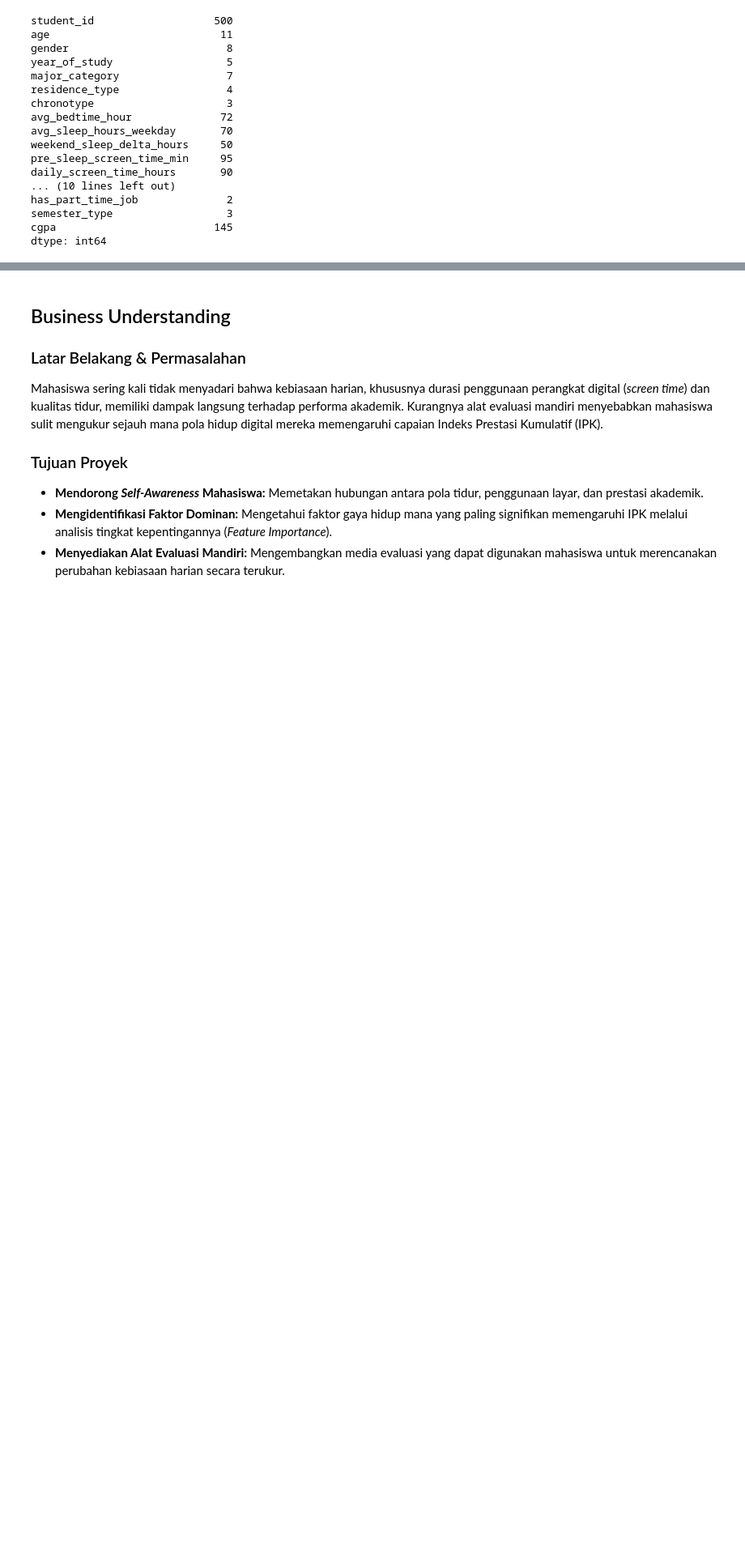
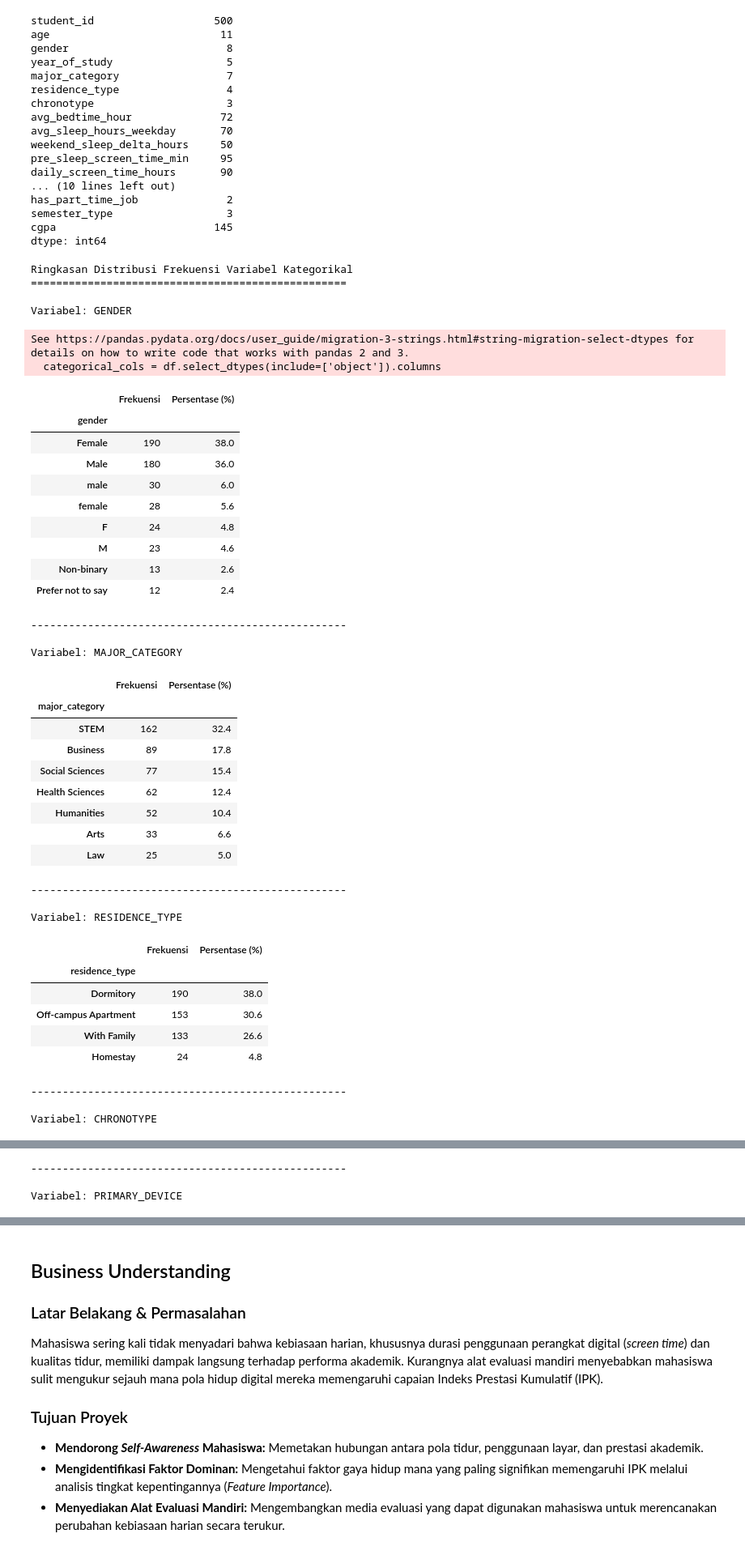
Before and after one commit to Sann11-y/analisis-pola-tidur-regresi-ridge-random-forest, a Jupyter notebook: 1_EDA_dan_Split.ipynb, the cells around one changed output, grey strips where cells are left out. Shown at 81% size. Drawn from its saved outputs; the diff is of its cells as text; code cells hidden in the pictures; blank space fills up the shorter version.

Commit message:
distibusi kategori

```diff
--- a/1_EDA_dan_Split.ipynb
+++ b/1_EDA_dan_Split.ipynb
@@ -90,3 +90,72 @@ has_part_time_job              2
 semester_type                  3
 cgpa                         145
 dtype: int64
+# %%
+categorical_cols = df.select_dtypes(include=['object']).columns
+
+# Mengabaikan kolom 'student_id' karena ini adalah ID unik, bukan variabel kelompok
+if 'student_id' in categorical_cols:
+    categorical_cols = categorical_cols.drop('student_id')
+
+print("Ringkasan Distribusi Frekuensi Variabel Kategorikal\n" + "="*50 + "\n")
+
+# 3. Menghitung dan menampilkan distribusi frekuensi untuk setiap variabel kategorikal
+for col in categorical_cols:
+    print(f"Variabel: {col.upper()}")
+
+    # Menghitung frekuensi (jumlah data) termasuk nilai yang kosong (NaN)
+    freq = df[col].value_counts(dropna=False)
+
+    # Menghitung persentase
+    perc = df[col].value_counts(dropna=False, normalize=True) * 100
+
+    # Menggabungkan frekuensi dan persentase menjadi satu DataFrame untuk tampilan yang rapi
+    summary_df = pd.DataFrame({
+        'Frekuensi': freq,
+        'Persentase (%)': perc.round(2)
+    })
+
+    # Menampilkan tabel (gunakan display() untuk hasil yang bagus di Jupyter Notebook)
+    display(summary_df)
+    print("-" * 50 + "\n")
+# %% [output]
+Ringkasan Distribusi Frekuensi Variabel Kategorikal
+==================================================
+
+Variabel: GENDER
+See https://pandas.pydata.org/docs/user_guide/migration-3-strings.html#string-migration-select-dtypes for details on how to write code that works with pandas 2 and 3.
+  categorical_cols = df.select_dtypes(include=['object']).columns
+|  | Frekuensi | Persentase (%) |
+| gender |  |  |
+| Female | 190 | 38.0 |
+| Male | 180 | 36.0 |
+| male | 30 | 6.0 |
+| female | 28 | 5.6 |
+| F | 24 | 4.8 |
+| M | 23 | 4.6 |
+| Non-binary | 13 | 2.6 |
+| Prefer not to say | 12 | 2.4 |
+--------------------------------------------------
+
+Variabel: MAJOR_CATEGORY
+|  | Frekuensi | Persentase (%) |
+| major_category |  |  |
+| STEM | 162 | 32.4 |
+| Business | 89 | 17.8 |
+| Social Sciences | 77 | 15.4 |
+| Health Sciences | 62 | 12.4 |
+| Humanities | 52 | 10.4 |
+| Arts | 33 | 6.6 |
+| Law | 25 | 5.0 |
+--------------------------------------------------
+
+Variabel: RESIDENCE_TYPE
+|  | Frekuensi | Persentase (%) |
+| residence_type |  |  |
+| Dormitory | 190 | 38.0 |
+| Off-campus Apartment | 153 | 30.6 |
+| With Family | 133 | 26.6 |
+| Homestay | 24 | 4.8 |
+--------------------------------------------------
+
+Variabel: CHRONOTYPE
@@ -92,0 +167,3 @@ dtype: int64
+--------------------------------------------------
+
+Variabel: PRIMARY_DEVICE
```
Also changed, not shown: parts of 2 cells of this notebook.
